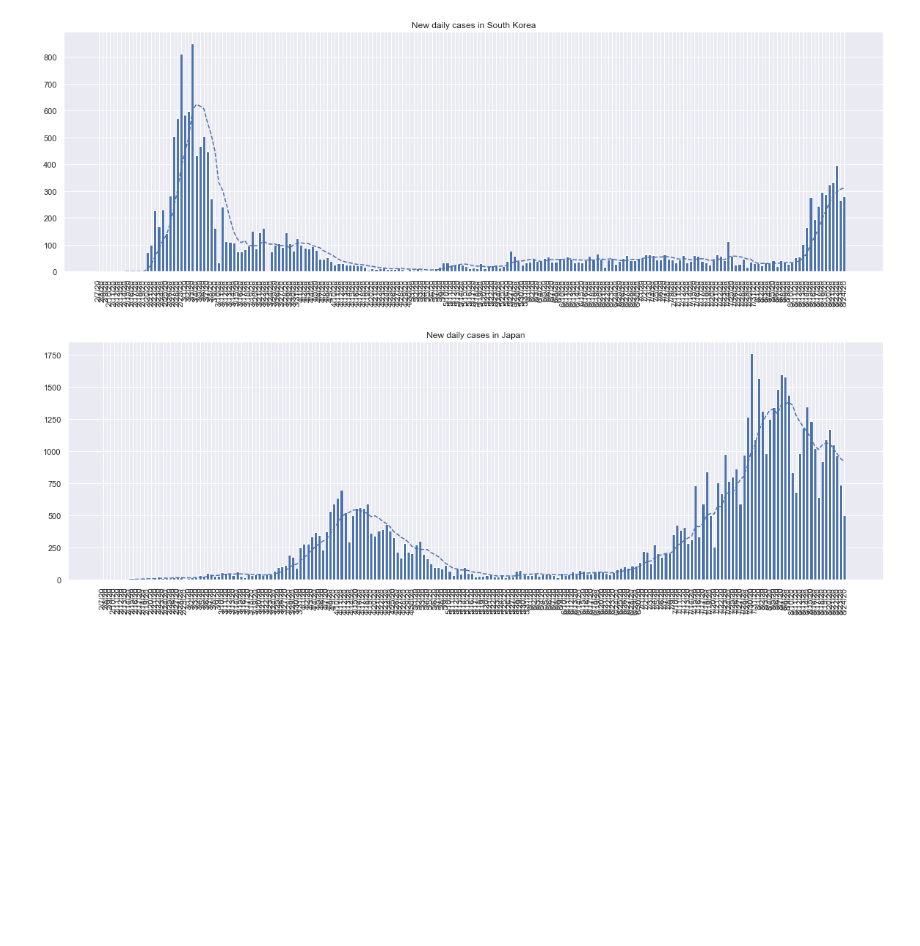
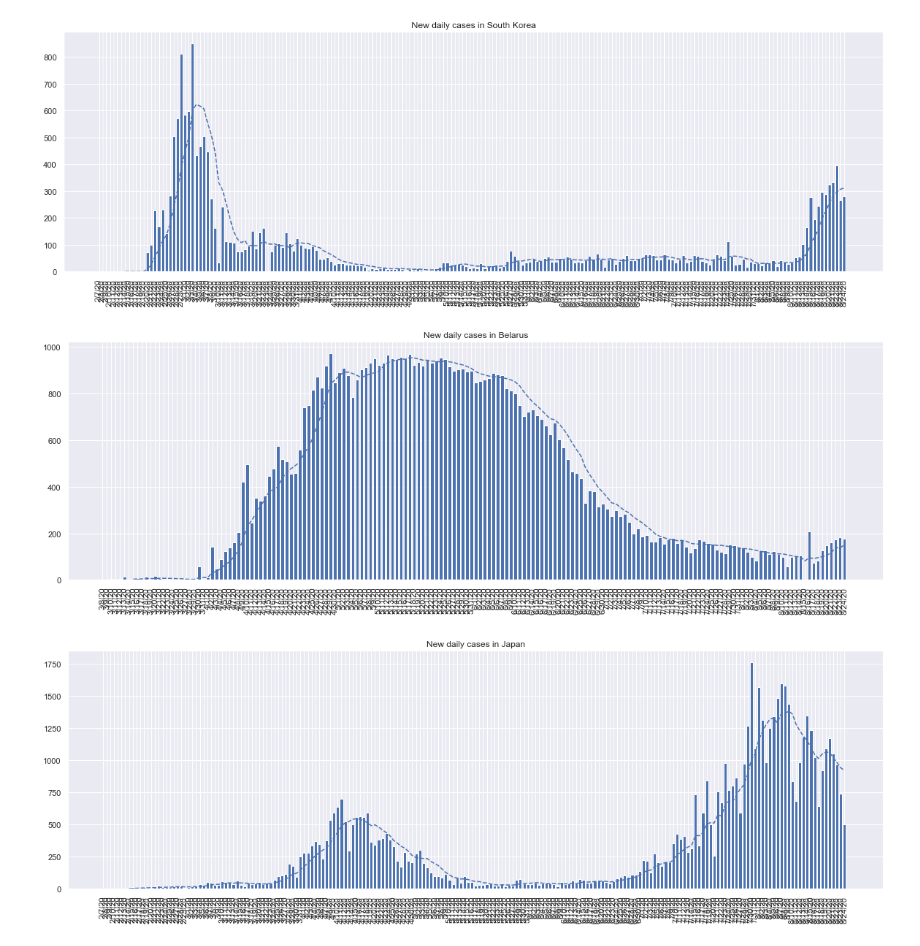
Before and after one commit to IvonaTau/covid19, a Jupyter notebook: _notebooks/2020-03-30-lithuania.ipynb, the cells around one changed output. Drawn from its saved outputs; the diff is of its cells as text; code cells hidden in the pictures; blank space fills up the shorter version.

```diff
--- a/_notebooks/2020-03-30-lithuania.ipynb
+++ b/_notebooks/2020-03-30-lithuania.ipynb
@@ -142,6 +148,11 @@ plot_new_cases_barplot(df, 'Spain', cutoff=35)
 plot_new_cases_barplot(df, 'South Korea', cutoff=20)
 # %% [output]
 [figure]
+# %%
+#hide_input
+plot_new_cases_barplot(df, 'Belarus', cutoff=50)
+# %% [output]
+[figure, added]
 # %%
 #hide_input
 plot_new_cases_barplot(df, 'Japan', cutoff=20)
```
Also changed, not shown: parts of 5 cells of this notebook, 1 other file.
